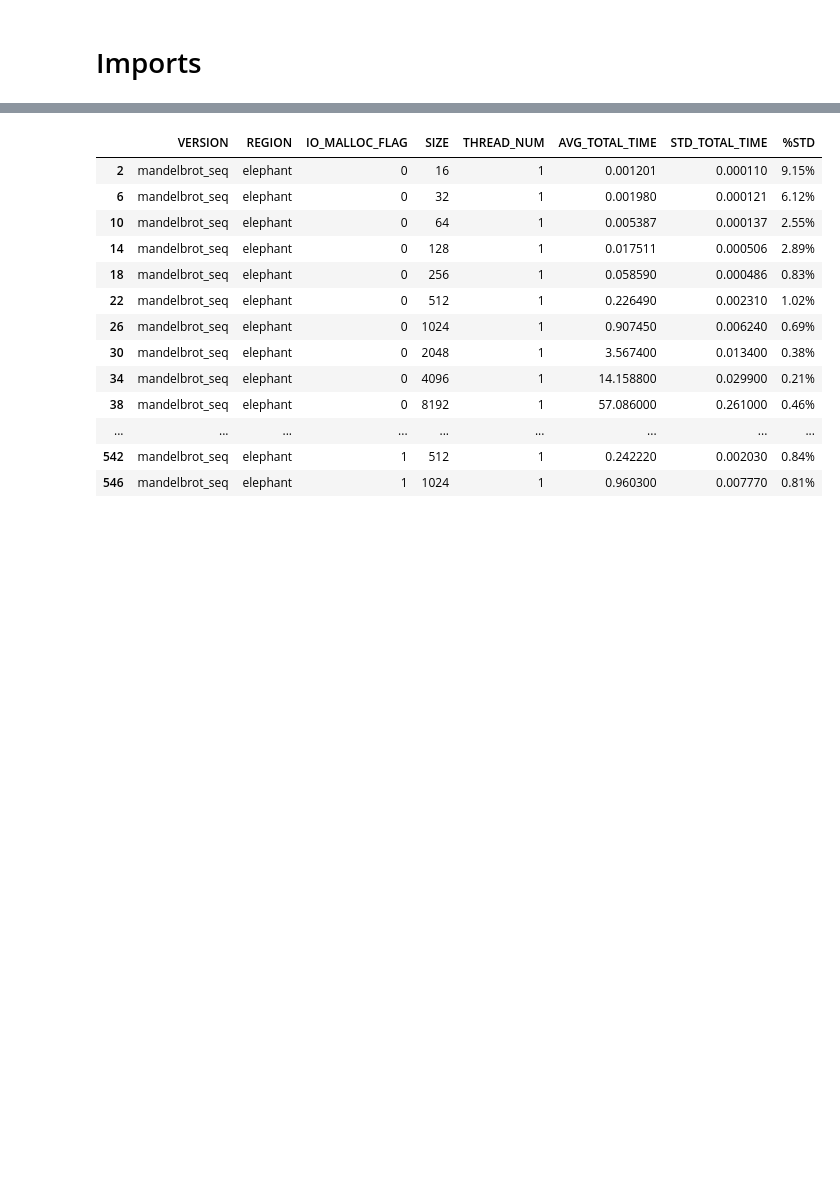
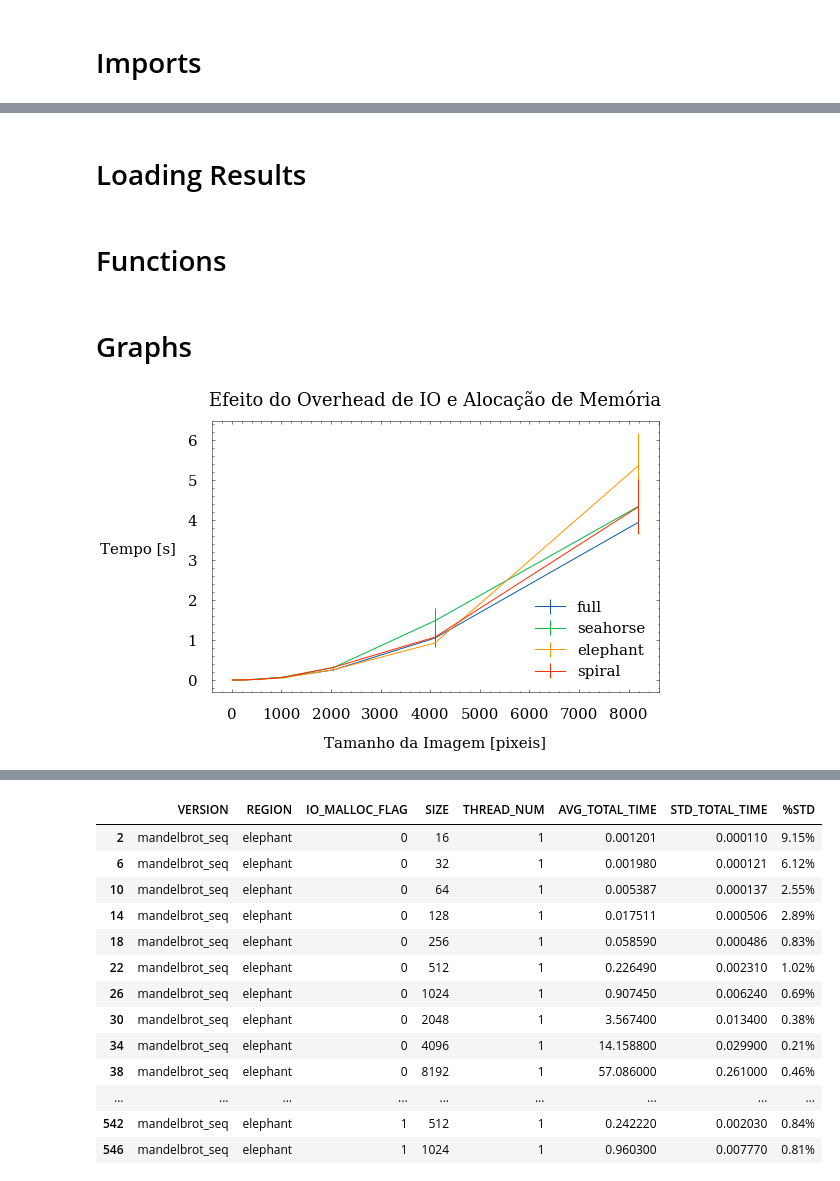
Before and after one commit to welberthdouglas/MAC0219-5742-EP1, a Jupyter notebook: src/Analysis.ipynb, the cells around one changed output, grey strips where cells are left out. Cells and saved outputs as stored; diff of their text form; code cells hidden in the pictures; blank space fills up the shorter version.

```diff
--- a/src/Analysis.ipynb
+++ b/src/Analysis.ipynb
@@ -25,8 +24,35 @@ TODO
 - diferenças de threads:
     - grafico tempo X n_threads X seq_omp_pth -> fazer para tres tamanhos de entrada padrao - 2^0, 2^3,2^5
     - explicar comportamento dado n processadores
+# %% [markdown]
+# Loading Results
 # %%
 res = pd.read_csv("experiments.csv")
+regions = ["full", "seahorse", "elephant", "spiral"]
+# %% [markdown]
+# Functions
+# %%
+def diff_io_calc(res):
+    filtered_data = [res.query(f"VERSION == 'mandelbrot_seq' and IO_MALLOC_FLAG == {i}") for i in range(2)]
+    size = filtered_data[1].SIZE
+    diff = filtered_data[1].AVG_TOTAL_TIME.values - filtered_data[0].AVG_TOTAL_TIME.values
+    error = np.sqrt(filtered_data[1].STD_TOTAL_TIME.values**2 + filtered_data[0].STD_TOTAL_TIME.values**2)
+    return size, diff, error
+# %% [markdown]
+# Graphs
+# %%
+fig,ax = plt.subplots(figsize=(8,5));
+for region in regions:
+    size, diff, error = diff_io_calc(res.query(f"REGION == '{region}'"))
+    ax.errorbar(size,diff,yerr=error ,label=region); #,'k--',dashes=[10,8]
+
+ax.set_title("Efeito do Overhead de IO e Alocação de Memória",fontsize=18, pad = 15);
+ax.set_xlabel('Tamanho da Imagem [pixeis]', fontsize=15, labelpad = 15);
+ax.set_ylabel('Tempo [s]', fontsize=15, rotation = 0, labelpad = 50);
+ax.tick_params(axis='both', which='major', labelsize=15, pad=15);
+ax.legend(loc='lower right',fontsize=15);
+# %% [output]
+[figure, added]
 # %%
 f = res.query("VERSION == 'mandelbrot_seq' and REGION == 'elephant'")
 # %%
```
Also changed, not shown: parts of 2 cells of this notebook, 1 other file.
